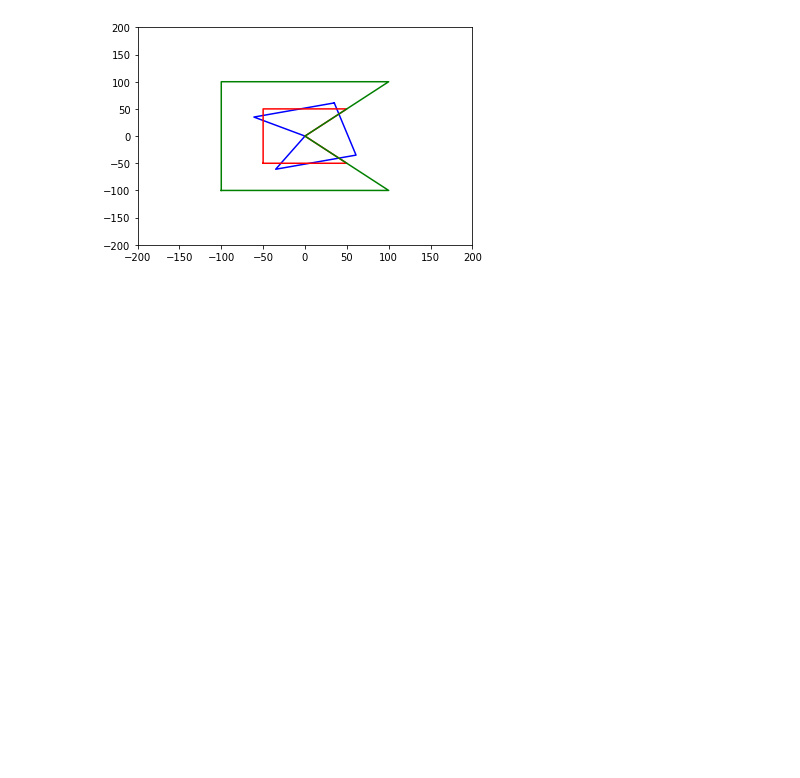
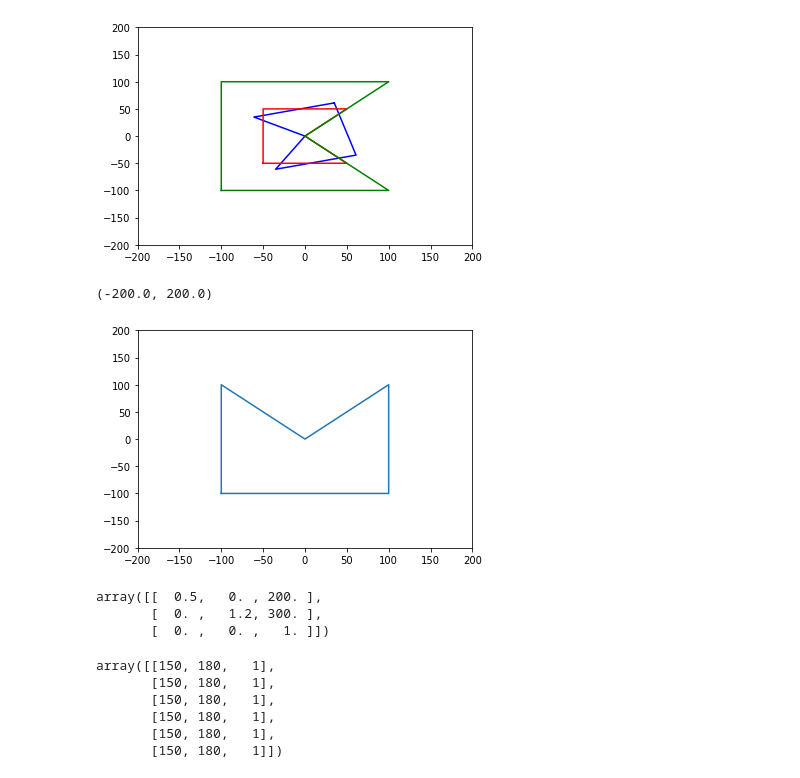
Before and after one commit to SpecialAgentOne/PYDA_homeworks, a Jupyter notebook: Math/LinAlg/02_Matrix/Matrix.ipynb, the cells around one changed output. Drawn from its saved outputs; the diff is of its cells as text; code cells hidden in the pictures; blank space fills up the shorter version.

```diff
--- a/Math/LinAlg/02_Matrix/Matrix.ipynb
+++ b/Math/LinAlg/02_Matrix/Matrix.ipynb
@@ -161,3 +161,58 @@ plt.xlim([-200, 200])
 # %% [output]
 (-200.0, 200.0)
 [figure]
+# %%
+# Долго не мог понять как сделать, нашел решение про создание нового массива
+new_array = np.array([
+    [0, 1, 0],
+    [1, 0, 0],
+    [0, 0, 1]
+])
+
+x_to_y = []
+for i in A:
+    dot = np.dot(new_array,np.transpose(i))
+    x_to_y.append(dot)
+x_to_y = np.array(x_to_y).astype(int)
+
+x = x_to_y[:,0]
+y = x_to_y[:,1]
+plt.plot(x, y)
+plt.ylim([-200, 200])
+plt.xlim([-200, 200])
+# %% [output]
+(-200.0, 200.0)
+[figure, added]
+# %%
+move = np.array([
+    [1, 0, 200],
+    [0, 1, 300],
+    [0, 0 , 1]
+])
+
+size = np.array([
+    [0.5, 0, 0],
+    [0, 1.2, 0],
+    [0, 0, 1]
+])
+
+total = move @ size
+total
+# %% [output]
+array([[  0.5,   0. , 200. ],
+       [  0. ,   1.2, 300. ],
+       [  0. ,   0. ,   1. ]])
+# %%
+new_A = []
+for i in A:
+    dot = np.dot(total,np.transpose(point))
+    new_A.append(new_point)
+new_A = np.array(new_A).astype(int)
+new_A
+# %% [output]
+array([[150, 180,   1],
+       [150, 180,   1],
+       [150, 180,   1],
+       [150, 180,   1],
+       [150, 180,   1],
+       [150, 180,   1]])
```
Also changed, not shown: parts of 1 cell of this notebook.
